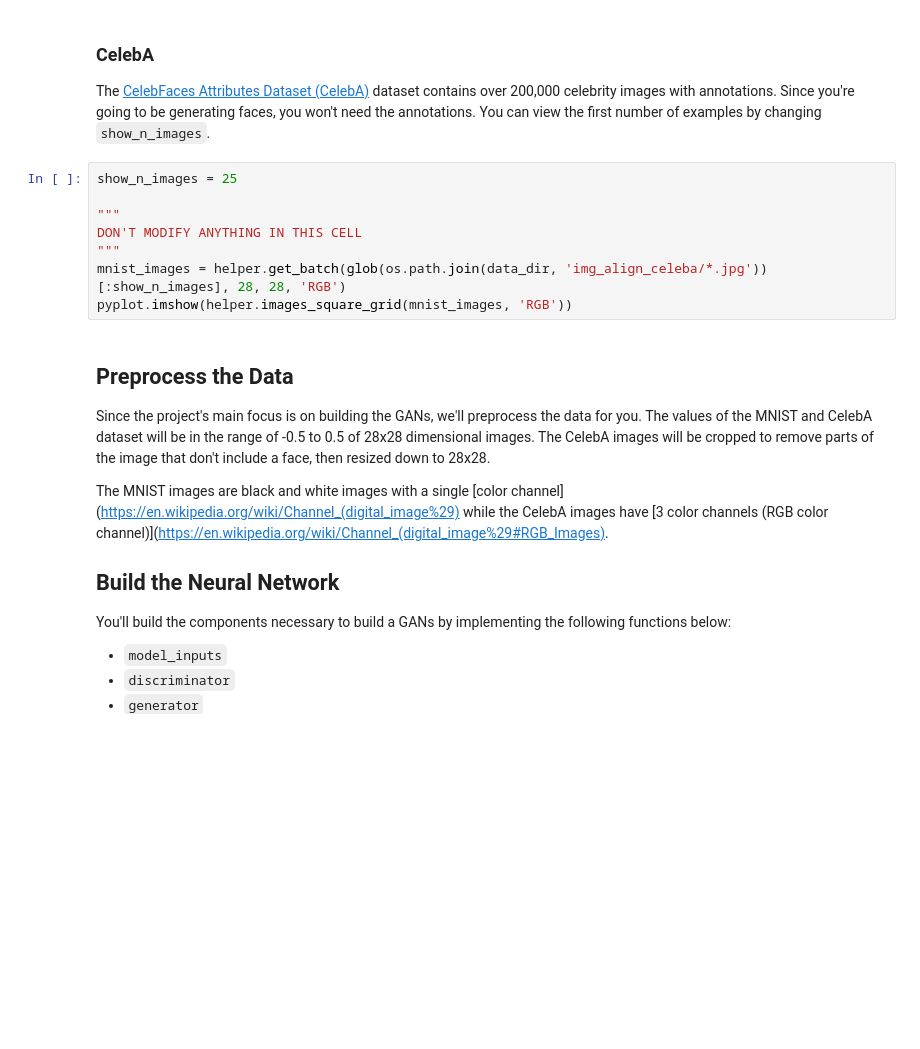
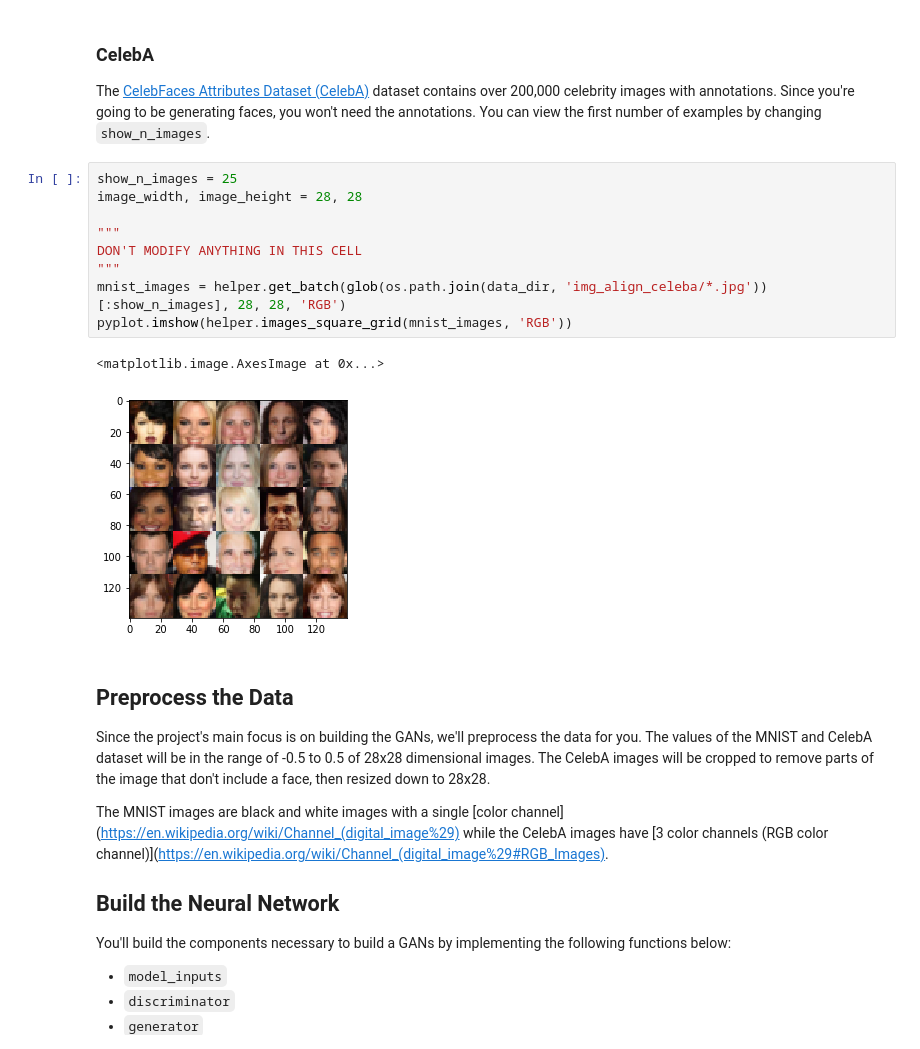
Before and after one commit to renewang/DLHands-on, a Jupyter notebook: face_generation/dlnd_face_generation.ipynb, the cells around one changed output. Saved outputs shown, nothing was run; the diff lists cells and outputs as text; blank space fills up the shorter version.

```diff
--- a/face_generation/dlnd_face_generation.ipynb
+++ b/face_generation/dlnd_face_generation.ipynb
@@ -50,12 +53,16 @@ pyplot.imshow(helper.images_square_grid(mnist_images, 'L'), cmap='gray')
 The [CelebFaces Attributes Dataset (CelebA)](http://mmlab.ie.cuhk.edu.hk/projects/CelebA.html) dataset contains over 200,000 celebrity images with annotations.  Since you're going to be generating faces, you won't need the annotations.  You can view the first number of examples by changing `show_n_images`.
 # %%
 show_n_images = 25
+image_width, image_height = 28, 28
 
 """
 DON'T MODIFY ANYTHING IN THIS CELL
 """
 mnist_images = helper.get_batch(glob(os.path.join(data_dir, 'img_align_celeba/*.jpg'))[:show_n_images], 28, 28, 'RGB')
 pyplot.imshow(helper.images_square_grid(mnist_images, 'RGB'))
+# %% [output]
+<matplotlib.image.AxesImage at 0x...>
+[figure, added]
 # %% [markdown]
 ## Preprocess the Data
 Since the project's main focus is on building the GANs, we'll preprocess the data for you.  The values of the MNIST and CelebA dataset will be in the range of -0.5 to 0.5 of 28x28 dimensional images.  The CelebA images will be cropped to remove parts of the image that don't include a face, then resized down to 28x28.
```
Also changed, not shown: parts of 8 cells of this notebook.
